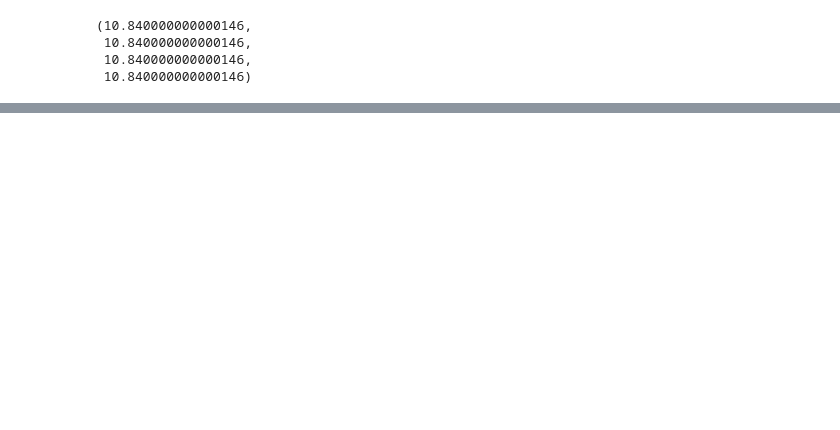
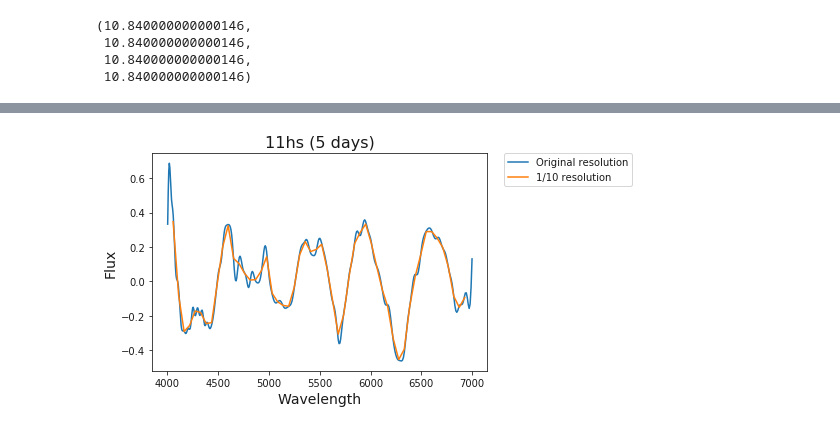
Before and after one commit to umerudel/SESNspectraPCA, a Jupyter notebook: code/binspectra_2.ipynb, the cells around one changed output, grey strips where cells are left out. Cells and saved outputs as stored; diff of their text form; code cells hidden in the pictures; blank space fills up the shorter version.

```diff
--- a/code/binspectra_2.ipynb
+++ b/code/binspectra_2.ipynb
@@ -62,0 +109,8 @@ binspect[1]-binspect[0],binspect[2]-binspect[1],binspect[3]-binspect[2],binspect
+# %%
+grid1 = np.arange(4012.01, 6988.8, 10.84)
+grid2 = np.arange(4011.17, 6989.64, 10.) # 1/2 relolution
+grid3 = np.arange(4055.37, 6945.44, 54.2) # 1/10 resolution
+new_spec_wavs = grid3
+
+old_spec_wavs = wvl
+spec_fluxes = flux
@@ -62,0 +244,5 @@ binspect[1]-binspect[0],binspect[2]-binspect[1],binspect[3]-binspect[2],binspect
+# %%
+x_11hs = dataset5["11hs"].wavelengths
+y_11hs = dataset5["11hs"].data
+fluxres = spectres(new_spec_wavs, old_spec_wavs, spec_fluxes, spec_errs=None)
+wavres = new_spec_wavs
@@ -62,0 +259,10 @@ binspect[1]-binspect[0],binspect[2]-binspect[1],binspect[3]-binspect[2],binspect
+# %%
+plt.plot(x_11hs,y_11hs, label="Original resolution")
+plt.plot(wavres,fluxres, label="1/10 resolution")
+plt.xlabel('Wavelength', fontsize=14)
+plt.ylabel('Flux', fontsize=14)
+plt.title('11hs (5 days)', fontsize=16)
+plt.legend(bbox_to_anchor=(1.05, 1), loc='upper left', borderaxespad=0.)
+plt.show()
+# %% [output]
+[figure, added]
```
Also changed, not shown: parts of 25 cells of this notebook.
